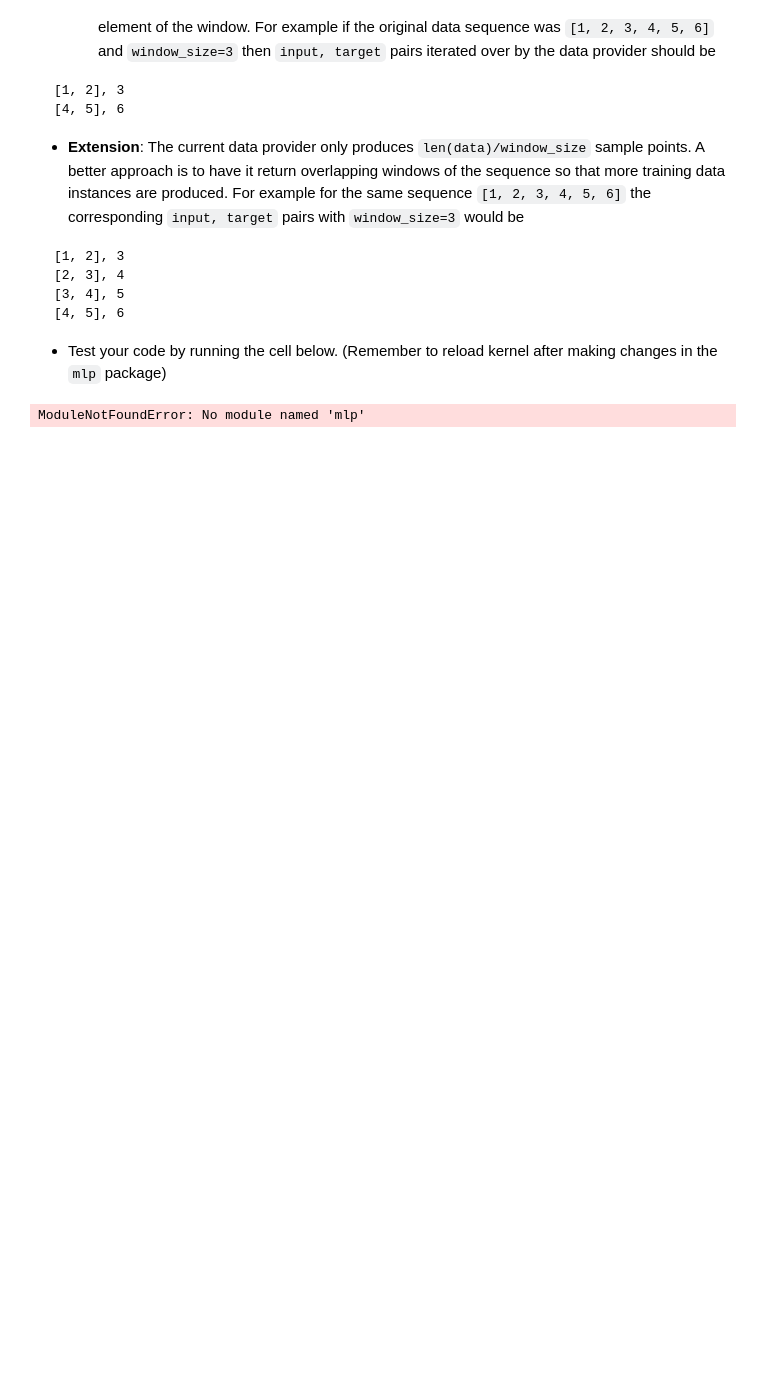
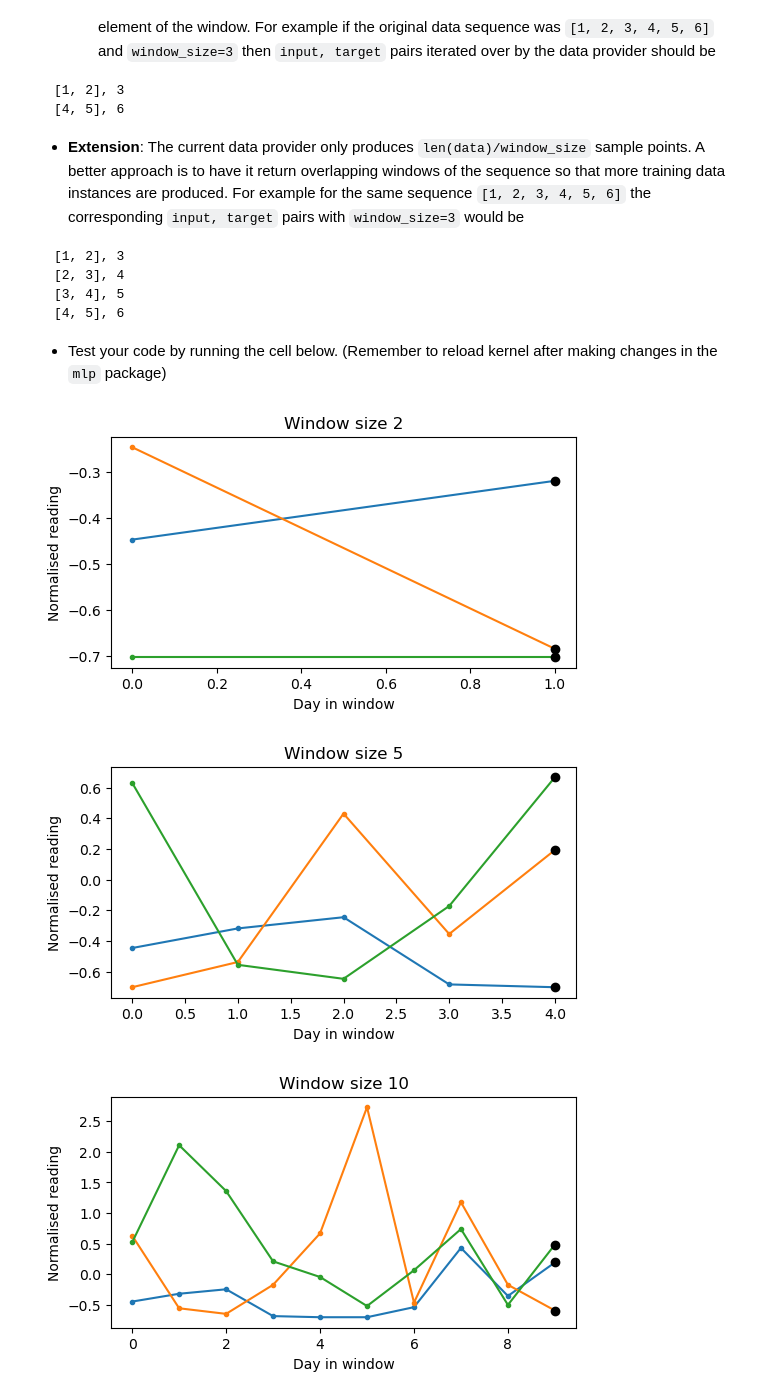
Before and after one commit to excepto64/mlpractical, a Jupyter notebook: notebooks/01_Introduction.ipynb, the cells around one changed output. Cells and saved outputs as stored; diff of their text form; code cells hidden in the pictures; blank space fills up the shorter version.

```diff
--- a/notebooks/01_Introduction.ipynb
+++ b/notebooks/01_Introduction.ipynb
@@ -175,24 +175,28 @@ The data is organised in the text file as a table, with the first two columns in
   * Test your code by running the cell below. (Remember to reload kernel after making changes in the `mlp` package)
 # %%
 import matplotlib.pyplot as plt
+import sys
+sys.path.append('/home/ah/MLP/mlpractical')
 import mlp.data_providers as data_providers
 import numpy as np
 
 batch_size = 3
 for window_size in [2, 5, 10]:
     met_dp = data_providers.MetOfficeDataProvider(
         window_size=window_size, batch_size=batch_size,
         max_num_batches=1, shuffle_order=False)
     fig = plt.figure(figsize=(6, 3))
     ax = fig.add_subplot(111)
     ax.set_title('Window size {0}'.format(window_size))
     ax.set_xlabel('Day in window')
     ax.set_ylabel('Normalised reading')
     # iterate over data provider batches checking size and plotting
     for inputs, targets in met_dp:
         assert inputs.shape == (batch_size, window_size - 1)
         assert targets.shape == (batch_size, )
         ax.plot(np.c_[inputs, targets].T, '.-')
         ax.plot([window_size - 1] * batch_size, targets, 'ko')
 # %% [output]
-ModuleNotFoundError: No module named 'mlp'
+[figure, added]
+[figure, added]
+[figure, added]
```
Also changed, not shown: 1 other file.
